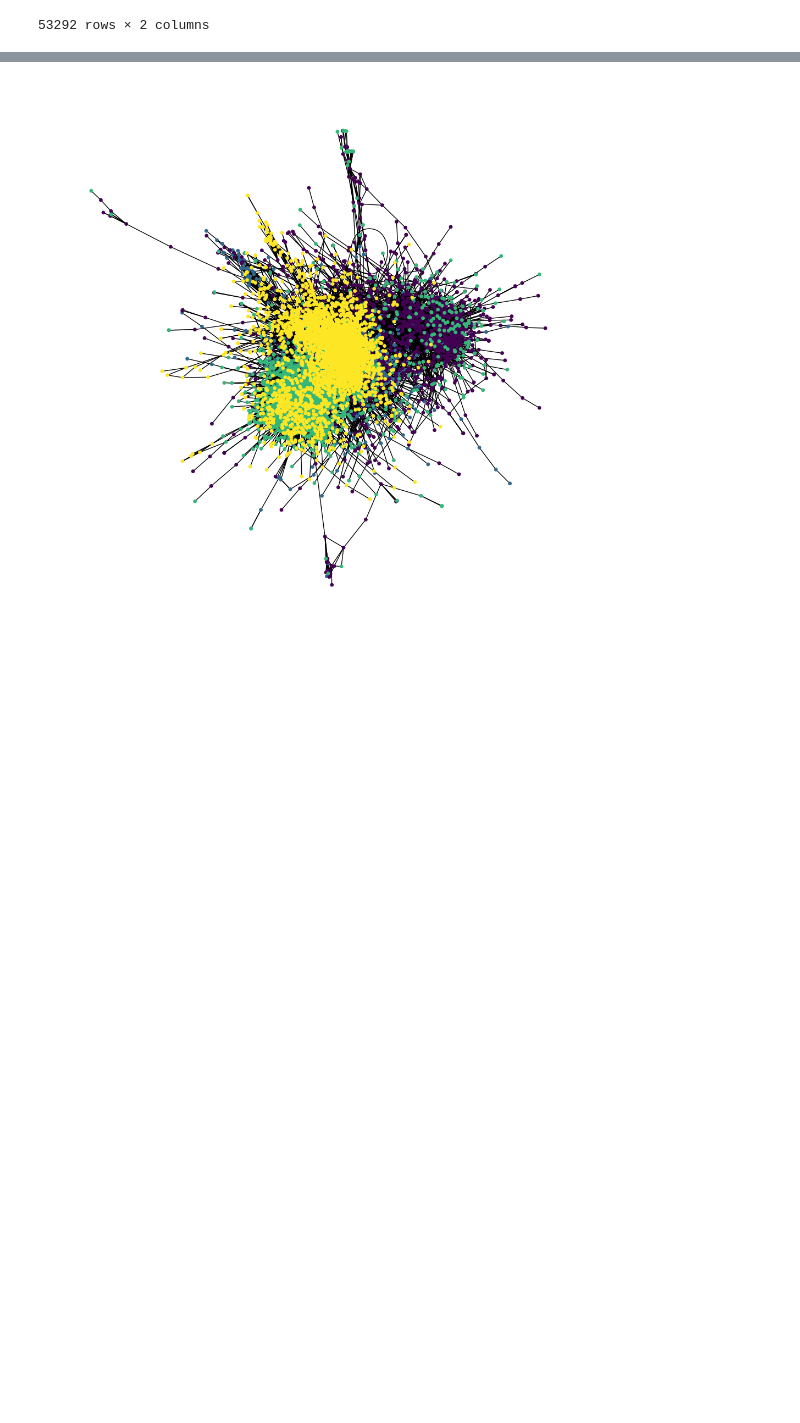
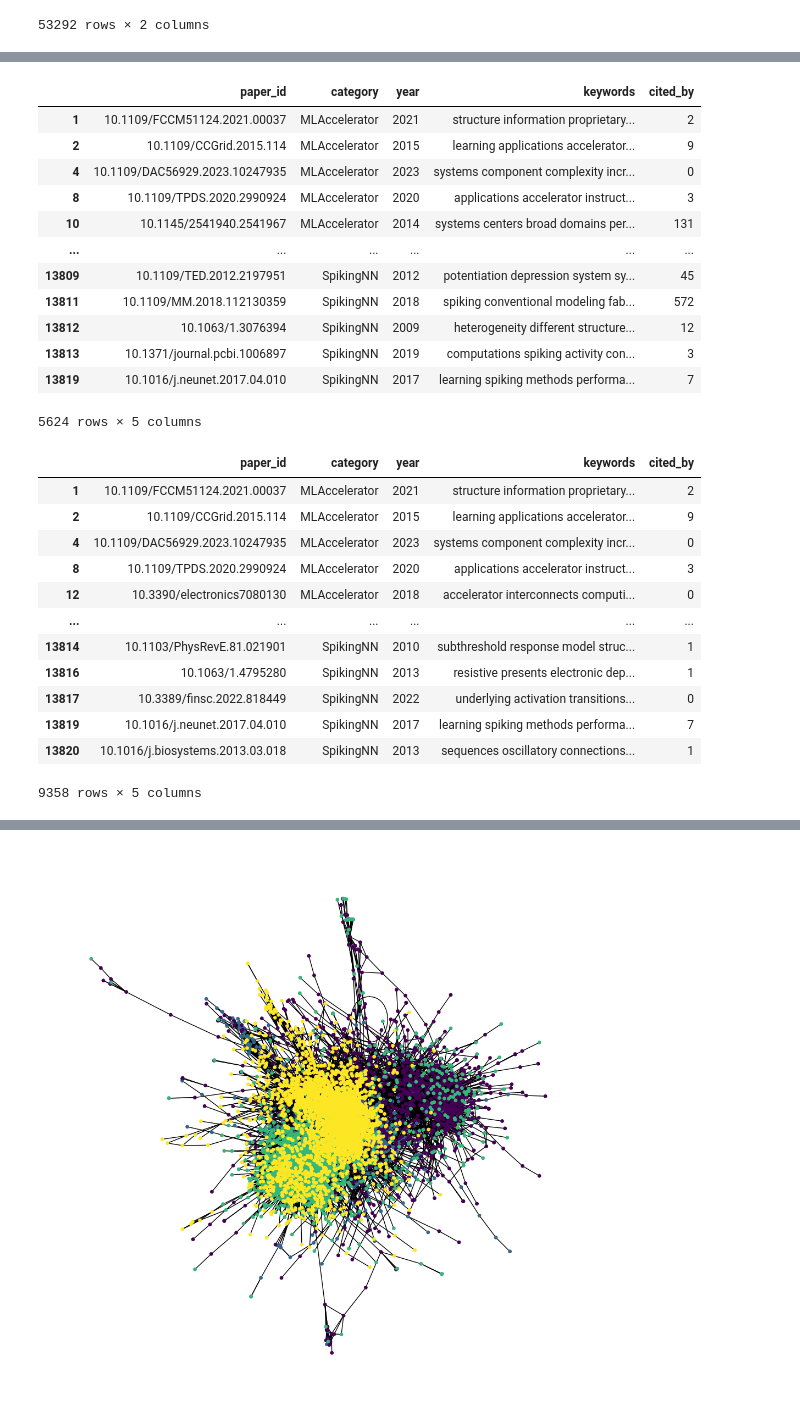
Before and after one commit to rreece15/Collaborative-Networks-In-Machine-Learning, a Jupyter notebook: model/Custom/custom_class2.1.ipynb, the cells around one changed output, grey strips where cells are left out. Cells and saved outputs as stored; diff of their text form; code cells hidden in the pictures; blank space fills up the shorter version.

```diff
--- a/model/Custom/custom_class2.1.ipynb
+++ b/model/Custom/custom_class2.1.ipynb
@@ -253,0 +279,29 @@ nx.draw_spring(wos_graph, node_size=15, node_color=subjects)
+# %%
+display(new_samples1, new_samples2)
+# %% [output]
+|  | paper_id | category | year | keywords | cited_by |
+| 1 | 10.1109/FCCM51124.2021.00037 | MLAccelerator | 2021 | structure information proprietary... | 2 |
+| 2 | 10.1109/CCGrid.2015.114 | MLAccelerator | 2015 | learning applications accelerator... | 9 |
+| 4 | 10.1109/DAC56929.2023.10247935 | MLAccelerator | 2023 | systems component complexity incr... | 0 |
+| 8 | 10.1109/TPDS.2020.2990924 | MLAccelerator | 2020 | applications accelerator instruct... | 3 |
+| 10 | 10.1145/2541940.2541967 | MLAccelerator | 2014 | systems centers broad domains per... | 131 |
+| ... | ... | ... | ... | ... | ... |
+| 13809 | 10.1109/TED.2012.2197951 | SpikingNN | 2012 | potentiation depression system sy... | 45 |
+| 13811 | 10.1109/MM.2018.112130359 | SpikingNN | 2018 | spiking conventional modeling fab... | 572 |
+| 13812 | 10.1063/1.3076394 | SpikingNN | 2009 | heterogeneity different structure... | 12 |
+| 13813 | 10.1371/journal.pcbi.1006897 | SpikingNN | 2019 | computations spiking activity con... | 3 |
+| 13819 | 10.1016/j.neunet.2017.04.010 | SpikingNN | 2017 | learning spiking methods performa... | 7 |
+5624 rows × 5 columns
+|  | paper_id | category | year | keywords | cited_by |
+| 1 | 10.1109/FCCM51124.2021.00037 | MLAccelerator | 2021 | structure information proprietary... | 2 |
+| 2 | 10.1109/CCGrid.2015.114 | MLAccelerator | 2015 | learning applications accelerator... | 9 |
+| 4 | 10.1109/DAC56929.2023.10247935 | MLAccelerator | 2023 | systems component complexity incr... | 0 |
+| 8 | 10.1109/TPDS.2020.2990924 | MLAccelerator | 2020 | applications accelerator instruct... | 3 |
+| 12 | 10.3390/electronics7080130 | MLAccelerator | 2018 | accelerator interconnects computi... | 0 |
+| ... | ... | ... | ... | ... | ... |
+| 13814 | 10.1103/PhysRevE.81.021901 | SpikingNN | 2010 | subthreshold response model struc... | 1 |
+| 13816 | 10.1063/1.4795280 | SpikingNN | 2013 | resistive presents electronic dep... | 1 |
+| 13817 | 10.3389/finsc.2022.818449 | SpikingNN | 2022 | underlying activation transitions... | 0 |
+| 13819 | 10.1016/j.neunet.2017.04.010 | SpikingNN | 2017 | learning spiking methods performa... | 7 |
+| 13820 | 10.1016/j.biosystems.2013.03.018 | SpikingNN | 2013 | sequences oscillatory connections... | 1 |
+9358 rows × 5 columns
```
Also changed, not shown: parts of 5 cells of this notebook, 5 other files.
